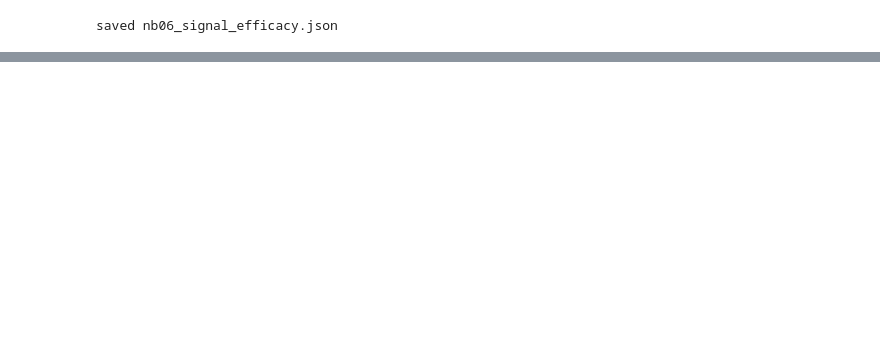
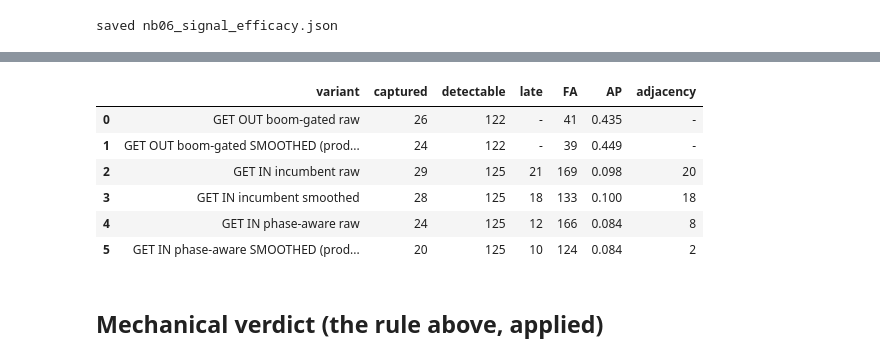
Before and after one commit to alexbrownian/retailAPOLLO, a Jupyter notebook: notebooks/06_signal_efficacy.ipynb, the cells around one changed output, grey strips where cells are left out. Drawn from its saved outputs; the diff is of its cells as text; code cells hidden in the pictures; blank space fills up the shorter version.

Commit message:
pretty good actually [ euphoria v1]

```diff
--- a/notebooks/06_signal_efficacy.ipynb
+++ b/notebooks/06_signal_efficacy.ipynb
@@ -633,0 +1010,74 @@ saved nb06_signal_efficacy.json
+# %%
+from analytics.euphoria_phases import (boom_state_frame, end_stage_mask,
+                                       desk_candidacy, desk_end_fit,
+                                       desk_onset_fit)
+from src.config import EUPHORIA_ATT_GATE, EUPHORIA_COOLDOWN_DAYS
+
+boom = boom_state_frame(series, pxmap)
+fpx2 = frame.merge(boom, on=["name", "date"], how="left")
+fpx2["boom_state"] = fpx2["boom_state"].fillna(False)
+end_f, onset_pa = desk_candidacy(fpx2)          # production candidacies
+onset_inc = fpx2[fpx2.hype_raw >= 1].copy()     # incumbent candidacy
+
+def raw_end_fit(train, apply, feats):           # unsmoothed comparators
+    sc = apply[feats].mean(axis=1)
+    return sc.where((apply["e1"] >= EUPHORIA_ATT_GATE)
+                    & (apply["e2"] > 0), 0.0).values
+
+def raw_onset_fit(train, apply, feats):
+    return apply[feats].mean(axis=1).values
+
+end_runs = {
+    "GET OUT boom-gated raw": run_tournament_entry(
+        end_f, episodes, TOP_BANK, "y_top", "top", raw_end_fit, FA_BUDGET),
+    "GET OUT boom-gated SMOOTHED (production)": run_tournament_entry(
+        end_f, episodes, TOP_BANK, "y_top", "top", desk_end_fit, FA_BUDGET),
+}
+onset_runs = {
+    "GET IN incumbent raw": run_tournament_entry(
+        onset_inc, episodes, ONSET_BANK, "y_onset", "onset",
+        raw_onset_fit, FA_BUDGET),
+    "GET IN incumbent smoothed": run_tournament_entry(
+        onset_inc, episodes, ONSET_BANK, "y_onset", "onset",
+        desk_onset_fit, FA_BUDGET),
+    "GET IN phase-aware raw": run_tournament_entry(
+        onset_pa, episodes, ONSET_BANK, "y_onset", "onset",
+        raw_onset_fit, FA_BUDGET),
+    "GET IN phase-aware SMOOTHED (production)": run_tournament_entry(
+        onset_pa, episodes, ONSET_BANK, "y_onset", "onset",
+        desk_onset_fit, FA_BUDGET),
+}
+
+def adjacency_vs(end_entry, onset_entry):
+    adj = 0
+    for n, oa in onset_entry["alerts_by_name"].items():
+        ta = end_entry["alerts_by_name"].get(n, [])
+        adj += sum(1 for o in oa
+                   if any(0 <= (t - o).days <= EUPHORIA_COOLDOWN_DAYS
+                          for t in ta))
+    return adj
+
+prod_end = end_runs["GET OUT boom-gated SMOOTHED (production)"]
+rows = []
+for lbl, r in end_runs.items():
+    rows.append({"variant": lbl, "captured": r["captured"],
+                 "detectable": r["detectable"], "late": "-",
+                 "FA": r["false_alarms"], "AP": r["ap"],
+                 "adjacency": "-"})
+for lbl, r in onset_runs.items():
+    rows.append({"variant": lbl, "captured": r["captured"],
+                 "detectable": r["detectable"], "late": r["late"],
+                 "FA": r["false_alarms"], "AP": r["ap"],
+                 "adjacency": adjacency_vs(prod_end, r)})
+config_table = pd.DataFrame(rows)
+display(config_table)
+# %% [output]
+|  | variant | captured | detectable | late | FA | AP | adjacency |
+| 0 | GET OUT boom-gated raw | 26 | 122 | - | 41 | 0.435 | - |
+| 1 | GET OUT boom-gated SMOOTHED (prod... | 24 | 122 | - | 39 | 0.449 | - |
+| 2 | GET IN incumbent raw | 29 | 125 | 21 | 169 | 0.098 | 20 |
+| 3 | GET IN incumbent smoothed | 28 | 125 | 18 | 133 | 0.100 | 18 |
+| 4 | GET IN phase-aware raw | 24 | 125 | 12 | 166 | 0.084 | 8 |
+| 5 | GET IN phase-aware SMOOTHED (prod... | 20 | 125 | 10 | 124 | 0.084 | 2 |
+# %% [markdown]
+## Mechanical verdict (the rule above, applied)
```
Also changed, not shown: parts of 16 cells of this notebook, 13 other files.
